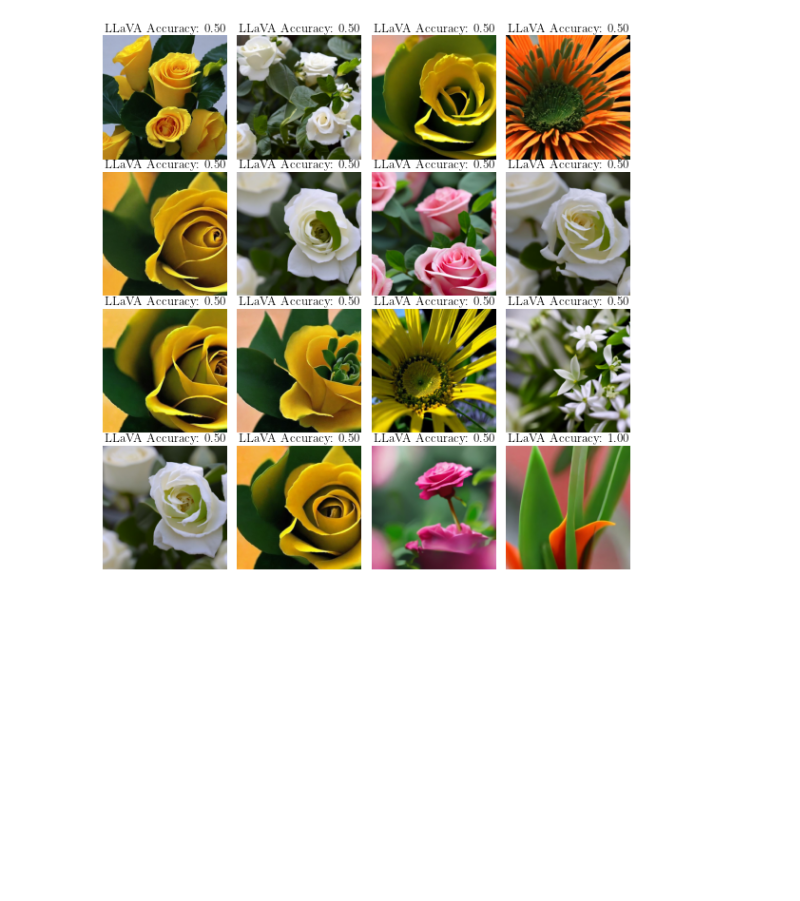
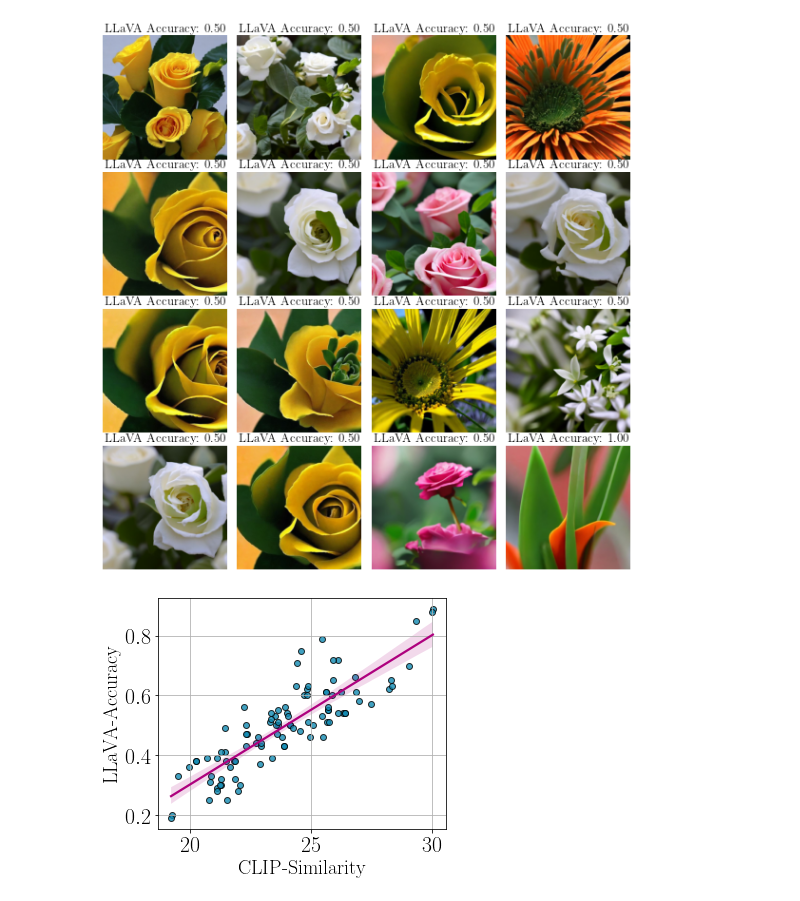
Before and after one commit to UW-Madison-Lee-Lab/CoBSAT, a Jupyter notebook: analysis/results_analysis2.ipynb, the cells around one changed output. Cells and saved outputs as stored; diff of their text form; code cells hidden in the pictures; blank space fills up the shorter version.

```diff
--- a/analysis/results_analysis2.ipynb
+++ b/analysis/results_analysis2.ipynb
@@ -362,3 +364,43 @@ visualize(
 )
 # %% [output]
 [figure]
+# %%
+vec_clip, vec_llava = [], []
+for dataid in np.arange(1, 11):
+    for shot in [1,2,4]:
+        for mllm in ['gill', 'emu', 'seed']:
+            for misleading in [0,1]:
+                clip_result = get_result('clip', dataid, shot, mllm, misleading)
+                llava_result = get_result('llava', dataid, shot, mllm, misleading)
+                if clip_result and llava_result:
+                    vec_clip.append(clip_result)
+                    vec_llava.append(llava_result)
+# %%
+# Plot with a regression line and confidence interval
+plt.rc('font', family='serif', serif='times new roman')
+plt.rc('text', usetex=True)
+plt.rc('xtick', labelsize=22)
+plt.rc('ytick', labelsize=22)
+mpl.rcParams['patch.linewidth']=0.5 #width of the boundary of legend
+
+lw = 2.5
+markers = ['s', 'o']
+colors = ['#073B4C','#FFD166','#06D6A0','#118AB2', '#DD3497', '#AE017E', '#7A0177', '#49006A' ]
+models = ['Emu', 'SEED-LLaMA', 'GILL']
+lts = ['--', '-']
+marker_sizes = [6, 5]
+shots = [1,2,4]
+
+fig, ax = plt.subplots(nrows = 1, ncols = 1, sharey = True)
+fig.subplots_adjust(left=0.18, bottom=.18, right=0.98, top=.98, wspace=0.05, hspace = 0.3) #margin of the figure
+fig.set_size_inches(5, 4) #exact size of the figure
+sns.regplot(x=vec_clip, y=vec_llava, ci=95, color=colors[0], line_kws={'color': colors[5]}, scatter_kws={'color': colors[3], 'edgecolor': 'k'})
+
+# plt.title('Correlation between CLIP-Similarity and LLaVA-Accuracy with Regression Line')
+plt.xlabel('CLIP-Similarity', fontsize = 20)
+plt.ylabel('LLaVA-Accuracy', fontsize = 20)
+plt.grid(True)
+fig.savefig(f'{root_dir}/figures/clip_llava.pdf')
+plt.show()
+# %% [output]
+[figure, added]
```
Also changed, not shown: parts of 3 cells of this notebook, 1 other file.
